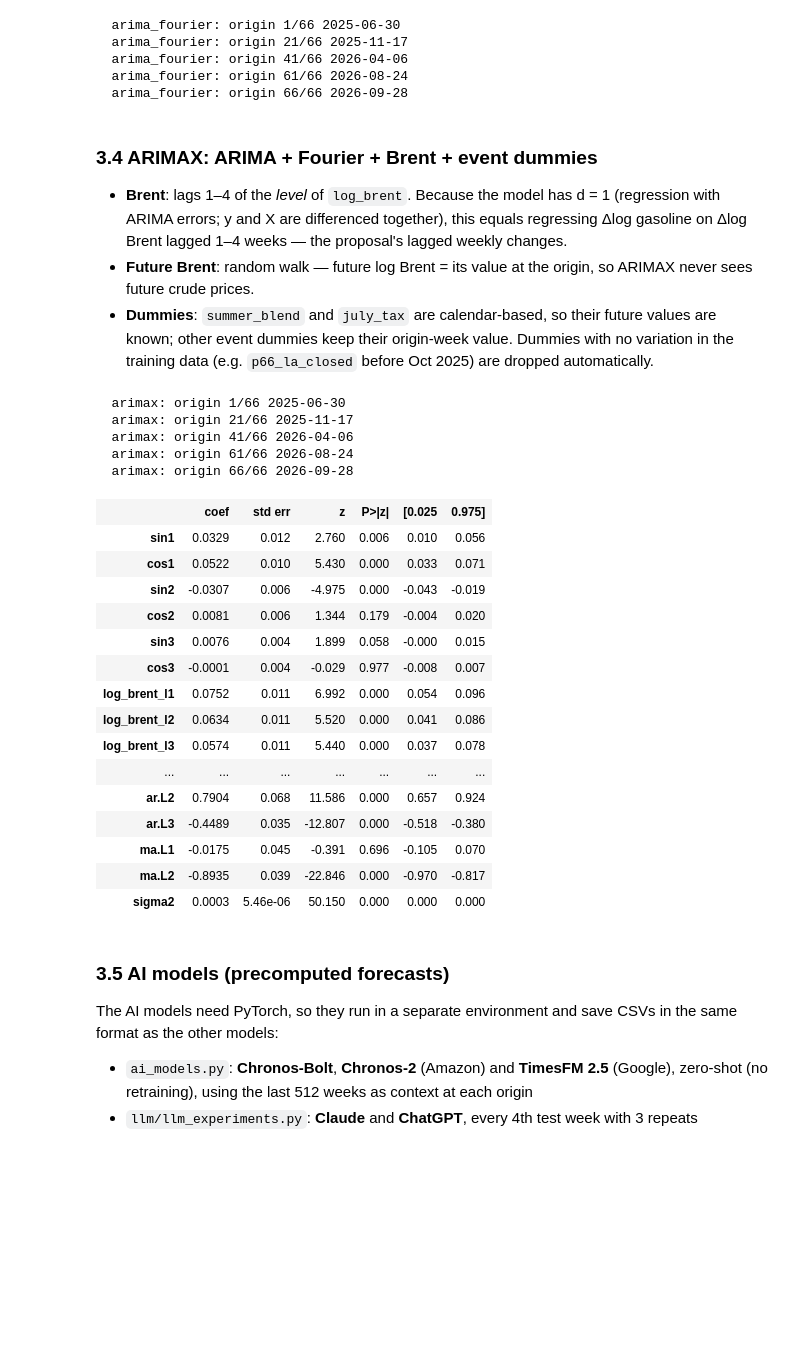
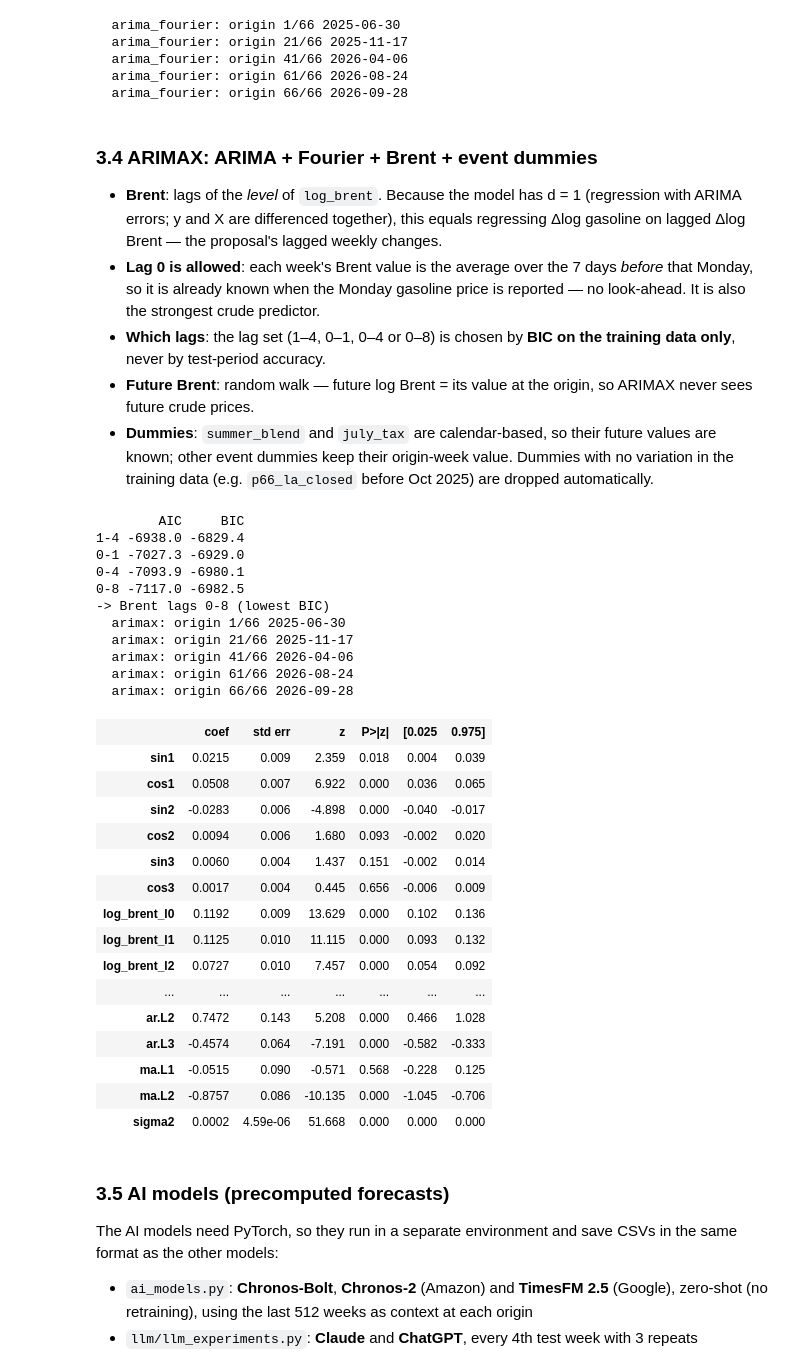
Before and after one commit to hymiawu/ca-gasoline-forecasting, a Jupyter notebook: forecasting_models.ipynb, the cells around one changed output. Saved outputs shown, nothing was run; the diff lists cells and outputs as text; code cells hidden in the pictures; blank space fills up the shorter version.

```diff
--- a/forecasting_models.ipynb
+++ b/forecasting_models.ipynb
@@ -210,9 +210,10 @@ forecasts = {}
 - **Seasonal naive**: forecast = the price 52 weeks earlier
 # %%
 def naive_ff(train, h):
+    # Weekly changes are autocorrelated, so sd * sqrt(h) is too narrow: use the actual spread of k-week changes
     y = train["log_ca_gas"]
-    sd = y.diff().std()
-    return from_log(np.repeat(y.iloc[-1], h), sd=sd * np.sqrt(np.arange(1, h + 1)))
+    sd = np.array([y.diff(k).std() for k in range(1, h + 1)])
+    return from_log(np.repeat(y.iloc[-1], h), sd=sd)
 
 def snaive_ff(train, h):
     y = train["log_ca_gas"]
@@ -312,13 +313,16 @@ forecasts["arima_fourier"] = backtest("arima_fourier", make_arima_ff())
 # %% [markdown]
 ### 3.4 ARIMAX: ARIMA + Fourier + Brent + event dummies
 
-- **Brent**: lags 1–4 of the *level* of `log_brent`. Because the model has d = 1 (regression with ARIMA errors; y and X are differenced together), this equals regressing Δlog gasoline on Δlog Brent lagged 1–4 weeks — the proposal's lagged weekly changes.
+- **Brent**: lags of the *level* of `log_brent`. Because the model has d = 1 (regression with ARIMA errors; y and X are differenced together), this equals regressing Δlog gasoline on lagged Δlog Brent — the proposal's lagged weekly changes.
+- **Lag 0 is allowed**: each week's Brent value is the average over the 7 days *before* that Monday, so it is already known when the Monday gasoline price is reported — no look-ahead. It is also the strongest crude predictor.
+- **Which lags**: the lag set (1–4, 0–1, 0–4 or 0–8) is chosen by **BIC on the training data only**, never by test-period accuracy.
 - **Future Brent**: random walk — future log Brent = its value at the origin, so ARIMAX never sees future crude prices.
 - **Dummies**: `summer_blend` and `july_tax` are calendar-based, so their future values are known; other event dummies keep their origin-week value. Dummies with no variation in the training data (e.g. `p66_la_closed` before Oct 2025) are dropped automatically.
 # %%
 CAL_DUMMIES = ["summer_blend", "july_tax"]
 EVENT_DUMMIES = ["covid", "iraq_war", "ukraine_war", "chevron_es_fire", "p66_la_closed", "benicia_closed", "iran_war_2026"]
-BRENT_LAGS = range(1, 5)
+BRENT_LAG_SETS = {"1-4": range(1, 5), "0-1": range(0, 2), "0-4": range(0, 5), "0-8": range(0, 9)}
+BRENT_LAGS = range(1, 5)   # replaced below by the BIC choice
 
 def calendar_dummies(dates):
     return pd.DataFrame({"summer_blend": dates.month.isin(range(4, 11)).astype(int),
@@ -333,48 +337,66 @@ def arimax_exog(train, h):
     ev = pd.concat([train[events], pd.DataFrame([train[events].iloc[-1].values] * h, index=fut, columns=events)])
     idx = lags.index
     X = pd.concat([fourier(idx, K_BEST), lags, calendar_dummies(idx), ev], axis=1).iloc[max(BRENT_LAGS):]
     return X.loc[:train.index[-1]], X.loc[fut]
 
 def make_arimax_ff():
     state = {}
     def ff(train, h):
         X, Xf = arimax_exog(train, h)
         y = train["log_ca_gas"].loc[X.index]
         key = tuple(X.columns)  # dummies enter the model over time -> reuse params only if same columns
         res = fit_sarimax(y, X, ORDER, state.get(key))
         state[key] = res.params
         pr = res.get_forecast(h, exog=Xf).summary_frame(alpha=0.2)
         return from_log(pr["mean"], lower=pr["mean_ci_lower"], upper=pr["mean_ci_upper"])
     return ff
 
+# Choose the Brent lag set by BIC on the training data (same estimation sample for every set)
+ic = {}
+for name, lags in BRENT_LAG_SETS.items():
+    BRENT_LAGS = lags
+    X_tr, _ = arimax_exog(train, 1)
+    X_tr = X_tr.loc[train.index[8]:]
+    r = fit_sarimax(train["log_ca_gas"].loc[X_tr.index], X_tr, ORDER)
+    ic[name] = {"AIC": r.aic, "BIC": r.bic}
+ic = pd.DataFrame(ic).T.round(1)
+BRENT_LAGS = BRENT_LAG_SETS[ic["BIC"].idxmin()]
+print(ic.to_string(), f"\n-> Brent lags {ic['BIC'].idxmin()} (lowest BIC)")
+
 forecasts["arimax"] = backtest("arimax", make_arimax_ff())
 
 # Coefficients on the full training sample
 X_tr, _ = arimax_exog(train, 1)
 arimax_train = fit_sarimax(train["log_ca_gas"].loc[X_tr.index], X_tr, ORDER)
 arimax_train.summary().tables[1]
 # %% [output]
+        AIC     BIC
+1-4 -6938.0 -6829.4
+0-1 -7027.3 -6929.0
+0-4 -7093.9 -6980.1
+0-8 -7117.0 -6982.5
+-> Brent lags 0-8 (lowest BIC)
   arimax: origin 1/66 2025-06-30
   arimax: origin 21/66 2025-11-17
   arimax: origin 41/66 2026-04-06
   arimax: origin 61/66 2026-08-24
   arimax: origin 66/66 2026-09-28
 |  | coef | std err | z | P>|z| | [0.025 | 0.975] |
-| sin1 | 0.0329 | 0.012 | 2.760 | 0.006 | 0.010 | 0.056 |
-| cos1 | 0.0522 | 0.010 | 5.430 | 0.000 | 0.033 | 0.071 |
-| sin2 | -0.0307 | 0.006 | -4.975 | 0.000 | -0.043 | -0.019 |
-| cos2 | 0.0081 | 0.006 | 1.344 | 0.179 | -0.004 | 0.020 |
-| sin3 | 0.0076 | 0.004 | 1.899 | 0.058 | -0.000 | 0.015 |
-| cos3 | -0.0001 | 0.004 | -0.029 | 0.977 | -0.008 | 0.007 |
-| log_brent_l1 | 0.0752 | 0.011 | 6.992 | 0.000 | 0.054 | 0.096 |
-| log_brent_l2 | 0.0634 | 0.011 | 5.520 | 0.000 | 0.041 | 0.086 |
-| log_brent_l3 | 0.0574 | 0.011 | 5.440 | 0.000 | 0.037 | 0.078 |
+| sin1 | 0.0215 | 0.009 | 2.359 | 0.018 | 0.004 | 0.039 |
+| cos1 | 0.0508 | 0.007 | 6.922 | 0.000 | 0.036 | 0.065 |
+| sin2 | -0.0283 | 0.006 | -4.898 | 0.000 | -0.040 | -0.017 |
+| cos2 | 0.0094 | 0.006 | 1.680 | 0.093 | -0.002 | 0.020 |
+| sin3 | 0.0060 | 0.004 | 1.437 | 0.151 | -0.002 | 0.014 |
+| cos3 | 0.0017 | 0.004 | 0.445 | 0.656 | -0.006 | 0.009 |
+| log_brent_l0 | 0.1192 | 0.009 | 13.629 | 0.000 | 0.102 | 0.136 |
+| log_brent_l1 | 0.1125 | 0.010 | 11.115 | 0.000 | 0.093 | 0.132 |
+| log_brent_l2 | 0.0727 | 0.010 | 7.457 | 0.000 | 0.054 | 0.092 |
 | ... | ... | ... | ... | ... | ... | ... |
-| ar.L2 | 0.7904 | 0.068 | 11.586 | 0.000 | 0.657 | 0.924 |
-| ar.L3 | -0.4489 | 0.035 | -12.807 | 0.000 | -0.518 | -0.380 |
-| ma.L1 | -0.0175 | 0.045 | -0.391 | 0.696 | -0.105 | 0.070 |
-| ma.L2 | -0.8935 | 0.039 | -22.846 | 0.000 | -0.970 | -0.817 |
-| sigma2 | 0.0003 | 5.46e-06 | 50.150 | 0.000 | 0.000 | 0.000 |
+| ar.L2 | 0.7472 | 0.143 | 5.208 | 0.000 | 0.466 | 1.028 |
+| ar.L3 | -0.4574 | 0.064 | -7.191 | 0.000 | -0.582 | -0.333 |
+| ma.L1 | -0.0515 | 0.090 | -0.571 | 0.568 | -0.228 | 0.125 |
+| ma.L2 | -0.8757 | 0.086 | -10.135 | 0.000 | -1.045 | -0.706 |
+| sigma2 | 0.0002 | 4.59e-06 | 51.668 | 0.000 | 0.000 | 0.000 |
 # %% [markdown]
 ### 3.5 AI models (precomputed forecasts)
 The AI models need PyTorch, so they run in a separate environment and save CSVs in the same format as the other models:
```
Also changed, not shown: parts of 15 cells of this notebook, 9 other files.
